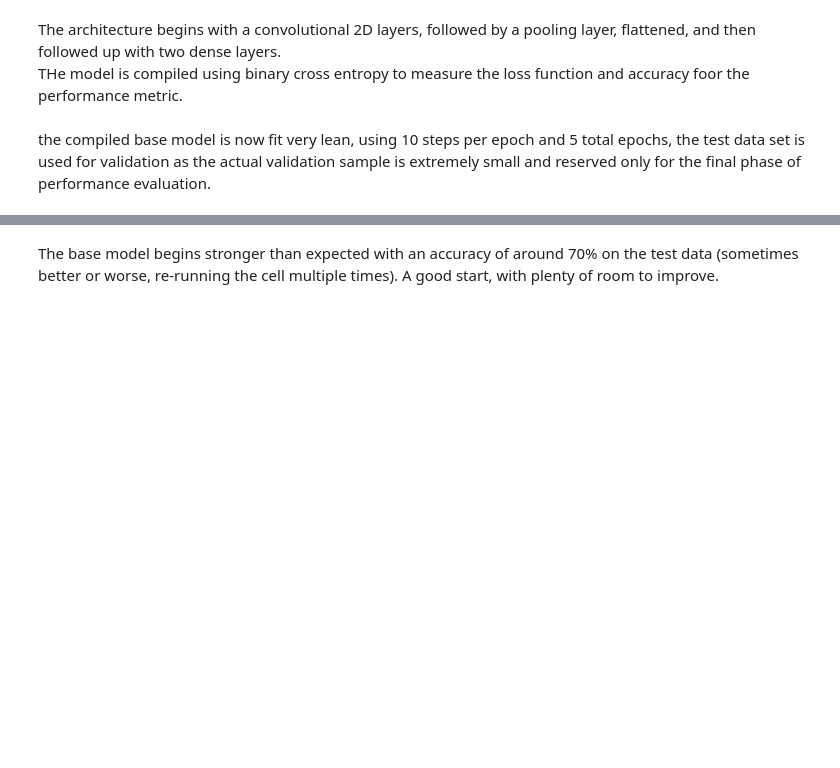
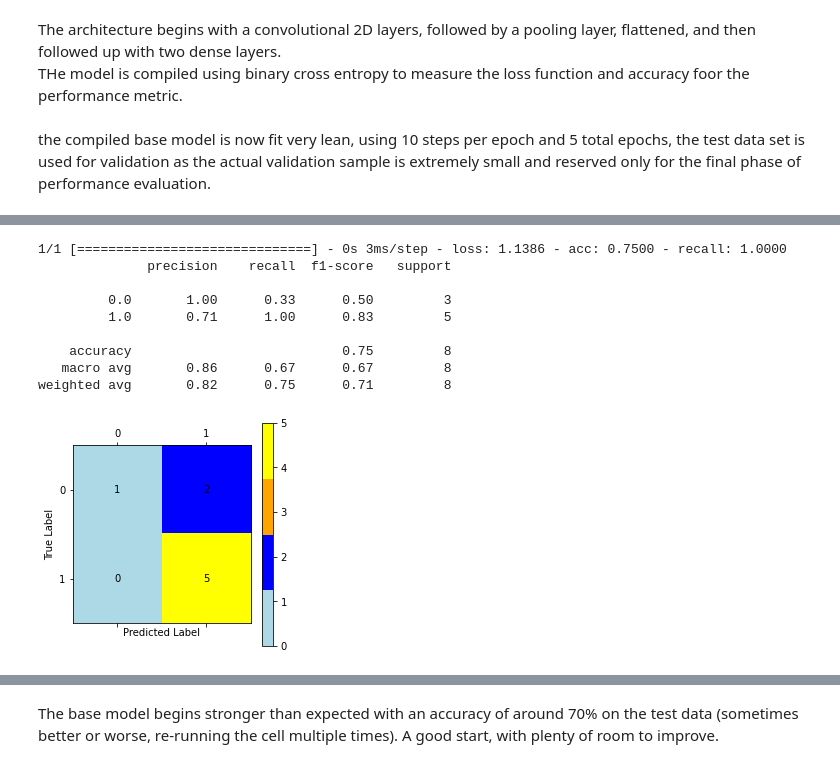
Before and after one commit to Zeth-Abney/Flatiron-school, a Jupyter notebook: phase-4/PROJECT-2/modeling.ipynb, the cells around one changed output, grey strips where cells are left out. Saved outputs shown, nothing was run; the diff lists cells and outputs as text; code cells hidden in the pictures; blank space fills up the shorter version.

```diff
--- a/phase-4/PROJECT-2/modeling.ipynb
+++ b/phase-4/PROJECT-2/modeling.ipynb
@@ -133,3 +183,16 @@ Epoch 5/5
+# %%
+evaluate_model_performance(base_model,test_data_generator)
+# %% [output]
+1/1 [==============================] - 0s 3ms/step - loss: 1.1386 - acc: 0.7500 - recall: 1.0000
+              precision    recall  f1-score   support
+
+         0.0       1.00      0.33      0.50         3
+         1.0       0.71      1.00      0.83         5
+
+    accuracy                           0.75         8
+   macro avg       0.86      0.67      0.67         8
+weighted avg       0.82      0.75      0.71         8
+[figure, added]
 # %%
 visualize_training(base_model_results,"")
 # %% [output]
```
Also changed, not shown: parts of 28 cells of this notebook, 2 other files.
